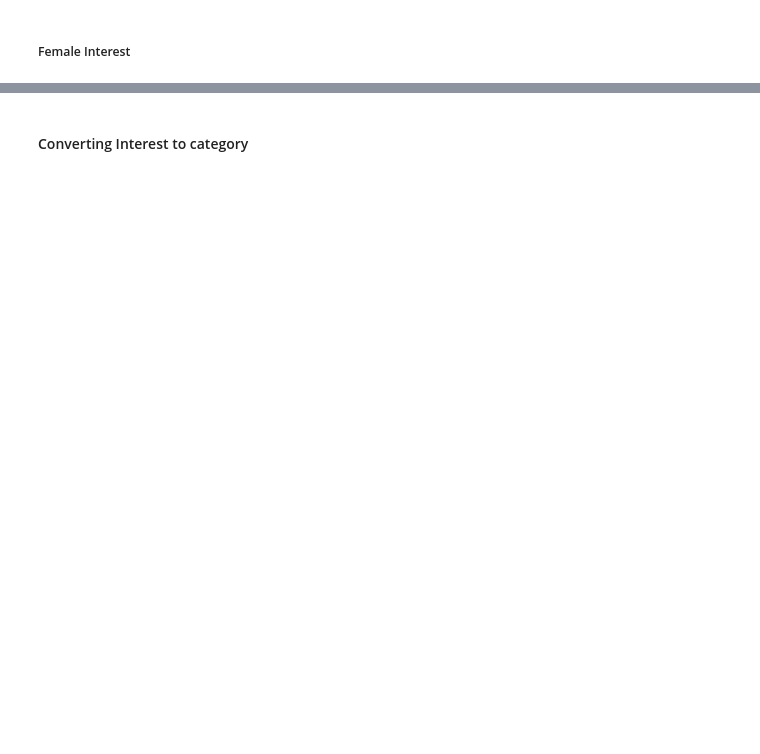
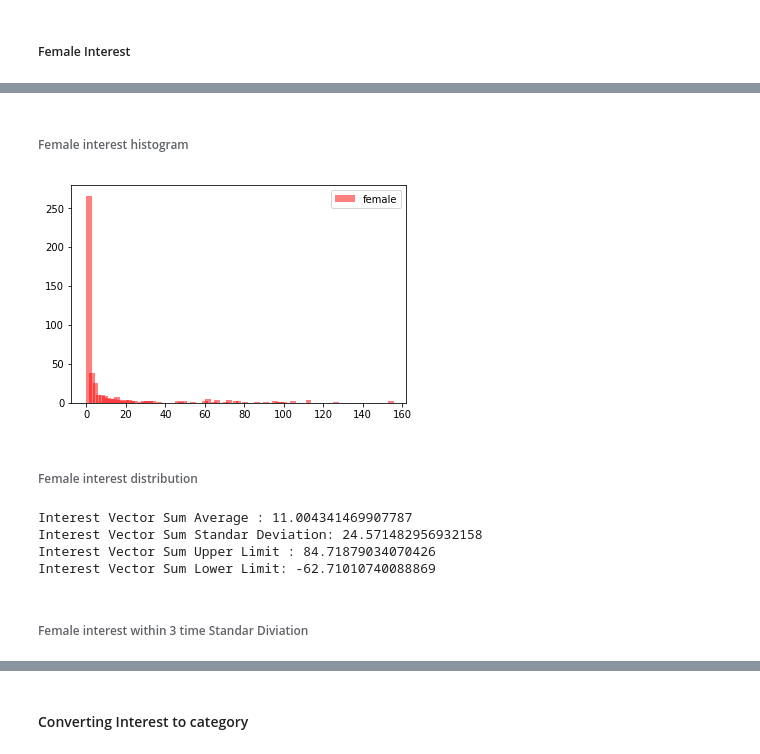
Before and after one commit to wlee0515/Application_Criteria_Generator, a Jupyter notebook: Application_Criteria_Generator/Code/DataPrep/Exploratory Data Analysis.ipynb, the cells around one changed output, grey strips where cells are left out. Saved outputs shown, nothing was run; the diff lists cells and outputs as text; code cells hidden in the pictures; blank space fills up the shorter version.

```diff
--- a/Application_Criteria_Generator/Code/DataPrep/Exploratory Data Analysis.ipynb
+++ b/Application_Criteria_Generator/Code/DataPrep/Exploratory Data Analysis.ipynb
@@ -356,0 +580,27 @@ plt.show()
+# %% [markdown]
+###### Female interest histogram
+# %%
+plt.hist(df_agg_male_interest['count'], bins=100, width=3, color="red", alpha=0.5, label='female')
+plt.legend(loc='upper right')
+plt.show()
+# %% [output]
+[figure, added]
+# %% [markdown]
+###### Female interest distribution
+# %%
+wFemale_Interest_Average = df_agg_female_interest['count'].mean()
+wFemale_Interest_Standard_Deviation = df_agg_female_interest['count'].std()
+wFemale_Interest_Upper = wFemale_Interest_Average + 3*wFemale_Interest_Standard_Deviation
+wFemale_Interest_Lower = wFemale_Interest_Average - 3*wFemale_Interest_Standard_Deviation
+
+print("Interest Vector Sum Average : {0}".format(wFemale_Interest_Average))
+print("Interest Vector Sum Standar Deviation: {0}".format(wFemale_Interest_Standard_Deviation))
+print("Interest Vector Sum Upper Limit : {0}".format(wFemale_Interest_Upper))
+print("Interest Vector Sum Lower Limit: {0}".format(wFemale_Interest_Lower))
+# %% [output]
+Interest Vector Sum Average : 11.004341469907787
+Interest Vector Sum Standar Deviation: 24.571482956932158
+Interest Vector Sum Upper Limit : 84.71879034070426
+Interest Vector Sum Lower Limit: -62.71010740088869
+# %% [markdown]
+###### Female interest within 3 time Standar Diviation
```
Also changed, not shown: parts of 36 cells of this notebook.
